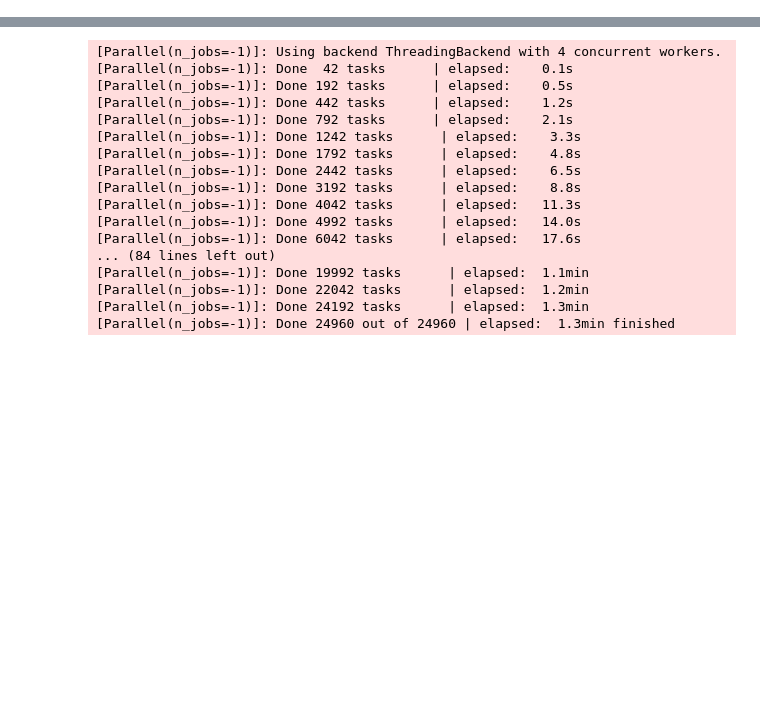
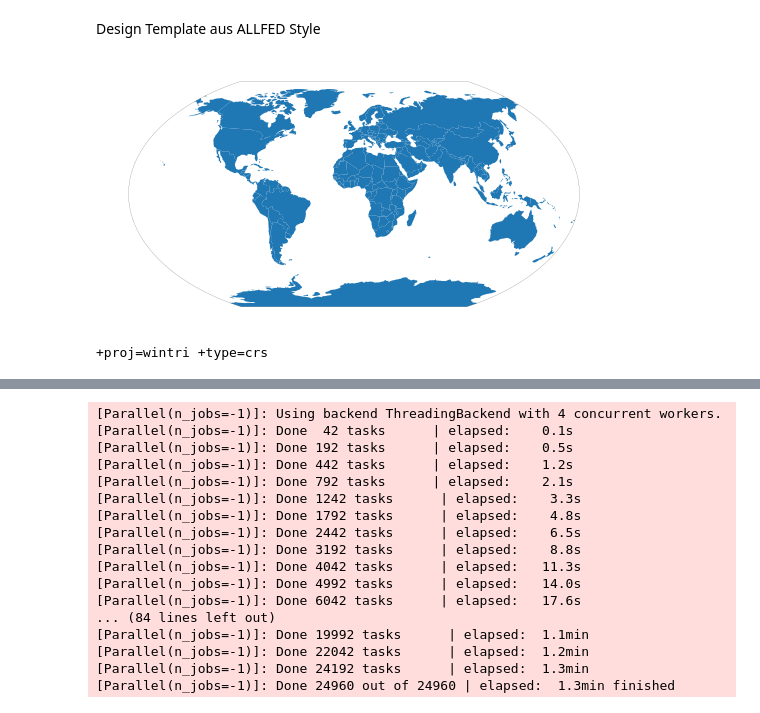
Before and after one commit to ericwoe/snow_storage_and_snowmelt_in_nuclear_winter, a Jupyter notebook: Example.ipynb, the cells around one changed output, grey strips where cells are left out. Saved outputs shown, nothing was run; the diff lists cells and outputs as text; code cells hidden in the pictures; blank space fills up the shorter version.

Commit message:
Spatial Plots finished

```diff
--- a/Example.ipynb
+++ b/Example.ipynb
@@ -11,2 +19,23 @@ from src import clustering
+# %% [markdown]
+Design Template aus ALLFED Style
+# %%
+import geopandas as gpd
+# Add border to map, remove gridlines and ticks (after activating ALLFED style)
+def plot_winkel_tripel_map(ax):
+    border_geojson = gpd.read_file('https://raw.githubusercontent.com/ALLFED/ALLFED-map-border/main/border.geojson')
+    border_geojson.plot(ax=ax, edgecolor='black', linewidth=0.1, facecolor='none')
+    ax.set_axis_off()
+
+world = gpd.read_file('/Users/ericwostenberg/Documents/GitHub/snow_storage_and_snowmelt_in_nuclear_winter/data/test_abbildung/ne_110m_admin_0_countries/ne_110m_admin_0_countries.shp') # Example world dataset
+world = world.to_crs('+proj=wintri') # Change projection to Winkel Tripel
+
+ax = world.plot() # Plot the map
+plot_winkel_tripel_map(ax) # Modify style and add border
+plt.show()
+
+print(world.crs)
+# %% [output]
+[figure, added]
++proj=wintri +type=crs
 # %%
 ds = xr.open_dataset("./results/snow_dataset.nc")
```
Also changed, not shown: parts of 26 cells of this notebook, 3 other files.
